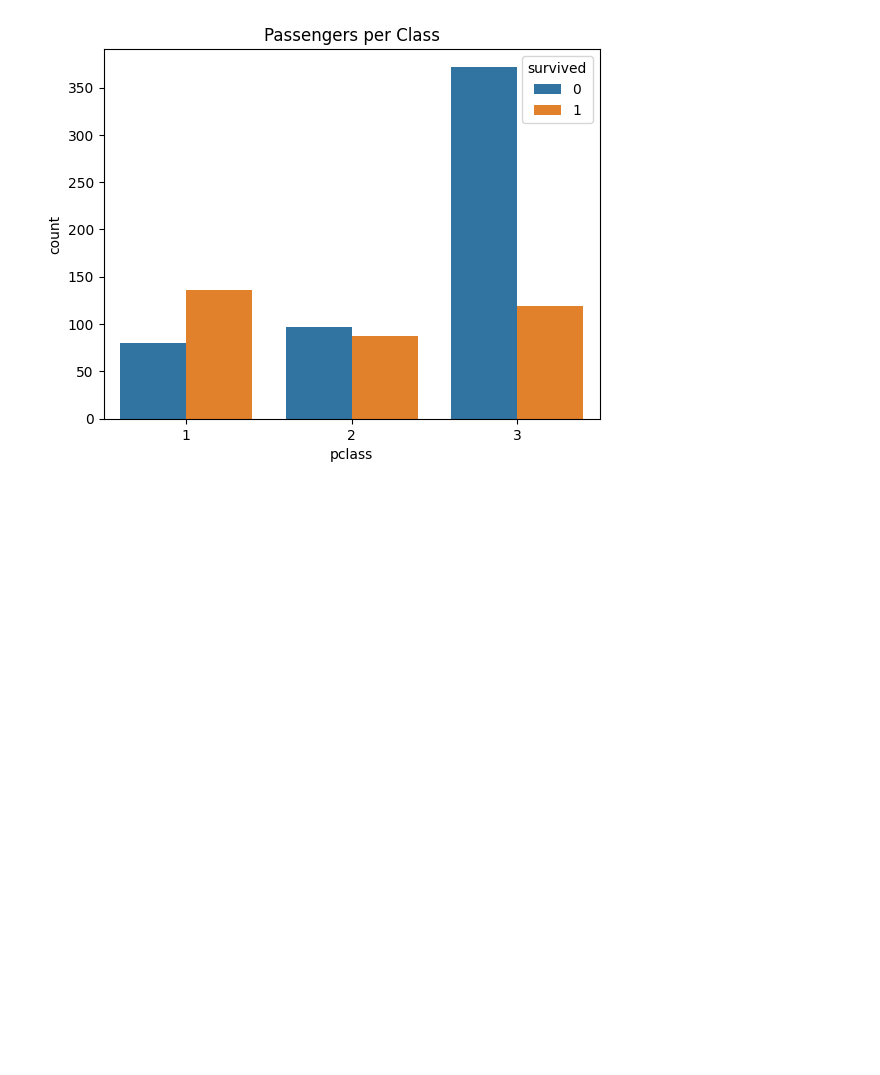
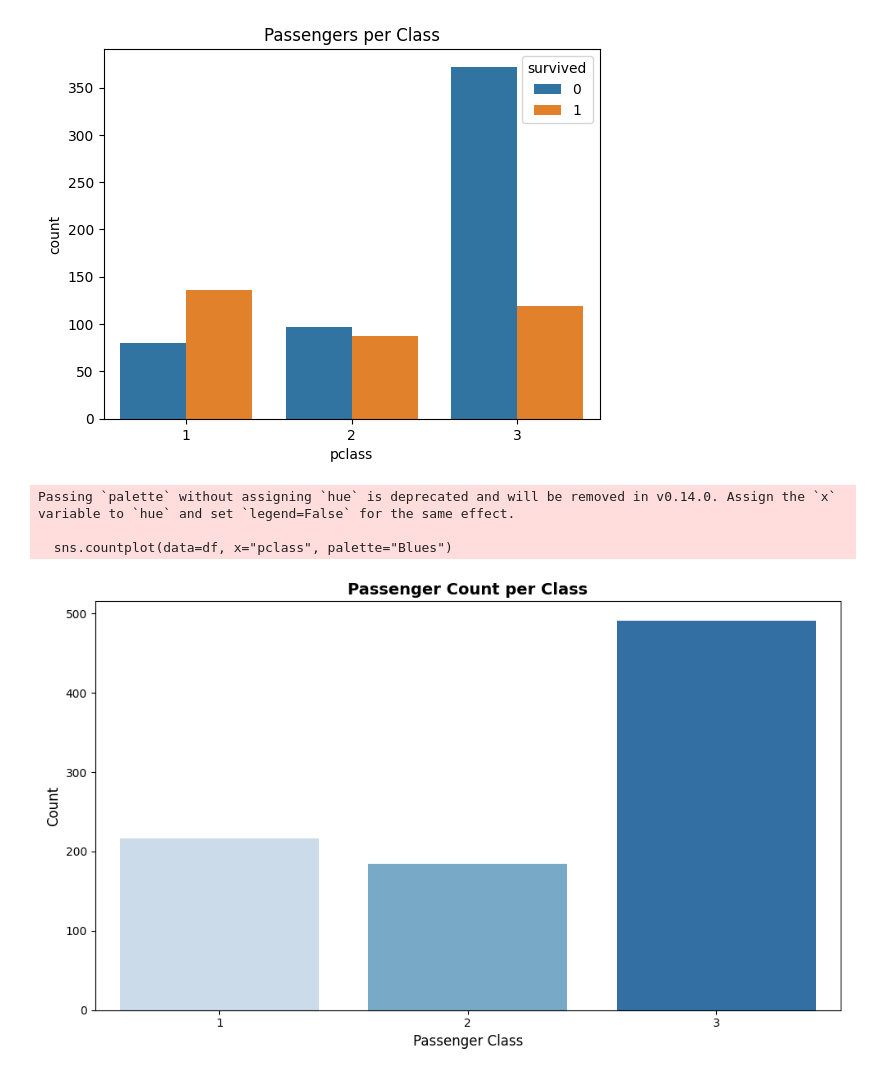
Before and after one commit to Ramcharan-AIML/Matplotlib_Problem_Solving, a Jupyter notebook: Seaborn_Practice.ipynb, the cells around one changed output. Cells and saved outputs as stored; diff of their text form; code cells hidden in the pictures; blank space fills up the shorter version.

```diff
--- a/Seaborn_Practice.ipynb
+++ b/Seaborn_Practice.ipynb
@@ -11,3 +13,22 @@ plt.title('Passengers per Class')
 plt.show()
 # %% [output]
 [figure]
+# %%
+plt.figure(figsize=(10, 6))
+sns.countplot(data=df, x="pclass", palette="Blues")
+
+plt.title("Passenger Count per Class",
+          fontsize=14, fontweight="bold")
+plt.xlabel("Passenger Class", fontsize=12)
+plt.ylabel("Count", fontsize=12)
+plt.tight_layout()
+plt.show()
+
+# 📊 INSIGHT 1: Class 3 has most passengers
+# 📊 INSIGHT 2: Class 1 and 2 combined
+#               still less than Class 3
+# %% [output]
+Passing `palette` without assigning `hue` is deprecated and will be removed in v0.14.0. Assign the `x` variable to `hue` and set `legend=False` for the same effect.
+
+  sns.countplot(data=df, x="pclass", palette="Blues")
+[figure, added]
```
Also changed, not shown: parts of 28 cells of this notebook, 1 other file.
